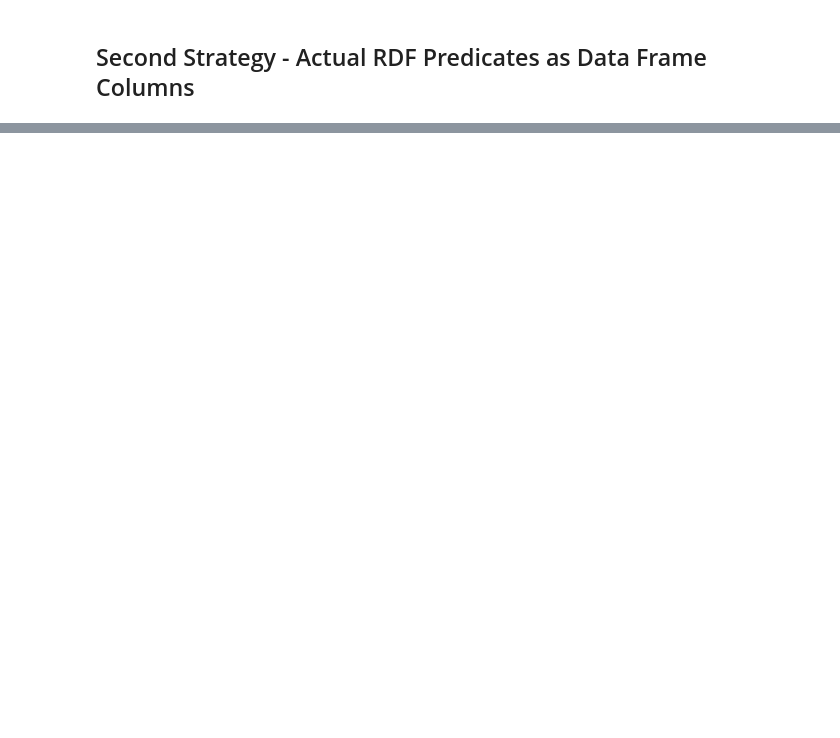
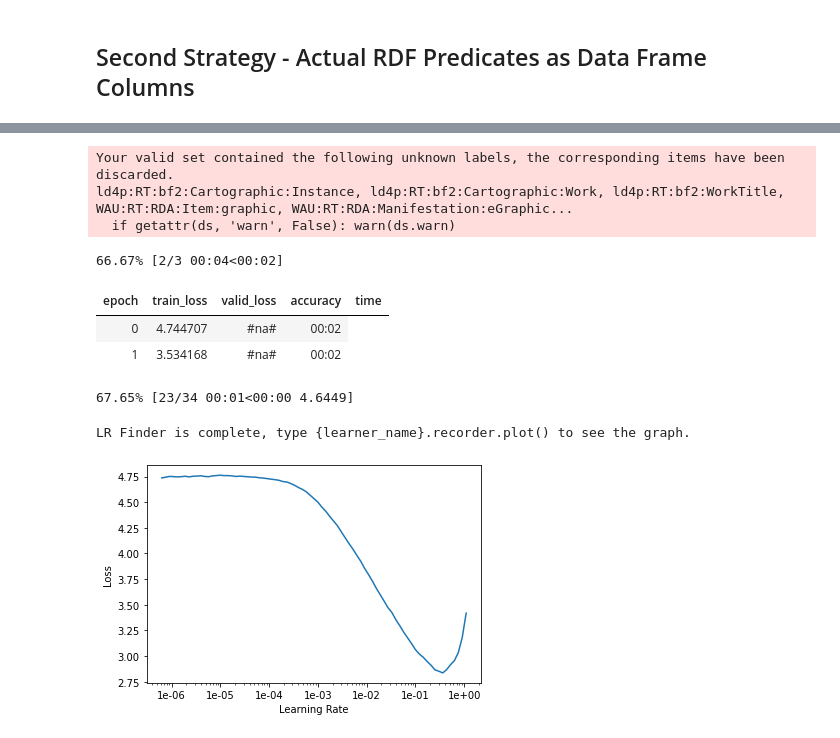
Before and after one commit to LD4P/rdf-classify, a Jupyter notebook: doc/Introduction.ipynb, the cells around one changed output, grey strips where cells are left out. Saved outputs shown, nothing was run; the diff lists cells and outputs as text; code cells hidden in the pictures; blank space fills up the shorter version.

```diff
--- a/doc/Introduction.ipynb
+++ b/doc/Introduction.ipynb
@@ -273,0 +240,29 @@ len(stage_data.classes)
+# %%
+def to_dataframe(graphs: List[dict]) -> pd.DataFrame:
+    start = datetime.datetime.utcnow()
+    print(f"Starting convert {len(graphs)} to dataframe at {start}")
+    raw_data = []
+    for i,row in enumerate(graphs):
+        graph = row['graph']
+        if not i%10:
+            print(".", end="")
+        if not i%100:
+            print(f"{i}", end="")
+        rt_query = graph.query(data_loader.SUBJ_RT)
+        for subj, rt in rt_query:
+            subject = { 'subject': str(subj),
+                        'group': row['group'],
+                        'resource_template': str(rt) }
+            for predicate in graph.predicates(subject=subj):
+                pred_str = str(predicate)
+                if pred_str in subject:
+                    subject[pred_str] += 1
+                else:
+                    subject[pred_str] = 1
+            raw_data.append(subject)
+    end = datetime.datetime.utcnow()
+    df = pd.DataFrame(data=raw_data).fillna(0).sample(frac=1).reset_index(drop=True)
+    print(f"Finished at {end} total time {(end-start).seconds / 60.} minutes for dataframe, size {len(df)}")
+    return df
+# %%
+prod2_df = to_dataframe(production)
@@ -273,0 +292,18 @@ len(stage_data.classes)
+# %%
+prod2_data = data_block.databunch(prod2_df)
+# %% [output]
+Your valid set contained the following unknown labels, the corresponding items have been discarded.
+ld4p:RT:bf2:Cartographic:Instance, ld4p:RT:bf2:Cartographic:Work, ld4p:RT:bf2:WorkTitle, WAU:RT:RDA:Item:graphic, WAU:RT:RDA:Manifestation:eGraphic...
+  if getattr(ds, 'warn', False): warn(ds.warn)
+# %%
+prod2_learner = tabular_learner(prod2_data, layers=[200,100], metrics=accuracy)
+prod2_learner.lr_find()
+prod2_learner.recorder.plot()
+# %% [output]
+66.67% [2/3 00:04<00:02]
+| epoch | train_loss | valid_loss | accuracy | time |
+| 0 | 4.744707 | #na# | 00:02 |
+| 1 | 3.534168 | #na# | 00:02 |
+67.65% [23/34 00:01<00:00 4.6449]
+LR Finder is complete, type {learner_name}.recorder.plot() to see the graph.
+[figure, added]
```
Also changed, not shown: parts of 55 cells of this notebook, 8 other files.
